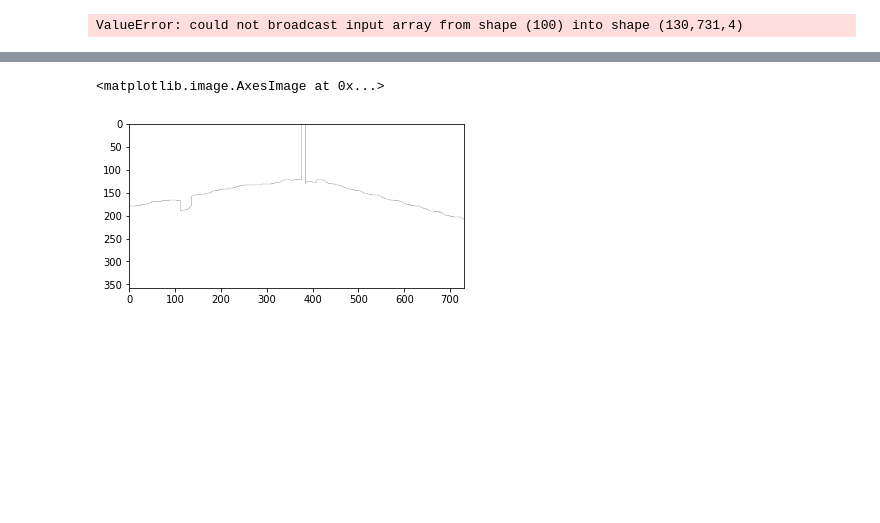
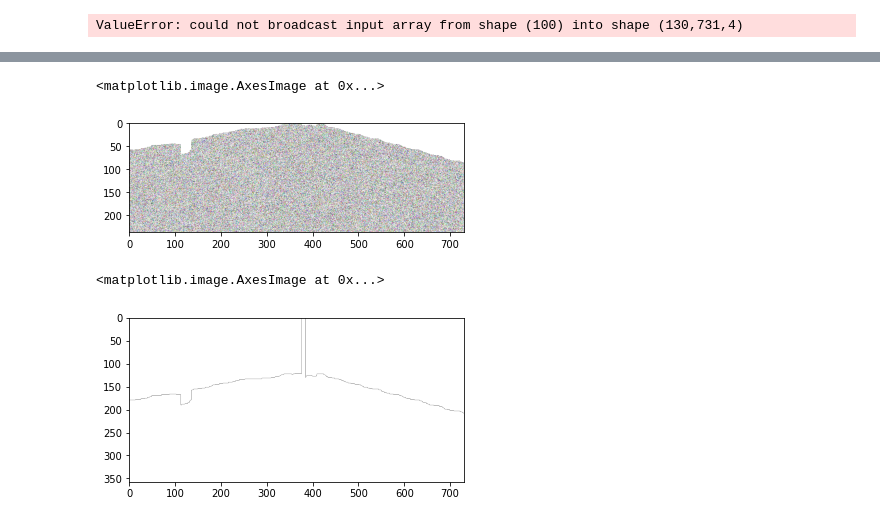
Before and after one commit to Lewington-pitsos/lanenet-lane-detection, a Jupyter notebook: road_mask.ipynb, the cells around one changed output, grey strips where cells are left out. Saved outputs shown, nothing was run; the diff lists cells and outputs as text; code cells hidden in the pictures; blank space fills up the shorter version.

```diff
--- a/road_mask.ipynb
+++ b/road_mask.ipynb
@@ -37,3 +37,10 @@ plt.imshow(p)
+# %%
+y = cut_to_uppermost(b, w)
+# %%
+plt.imshow(y)
+# %% [output]
+<matplotlib.image.AxesImage at 0x...>
+[figure, added]
 # %%
 p = np.zeros(image.shape)
 for i in range(len(q)):
```
Also changed, not shown: parts of 16 cells of this notebook, 2 other files.
